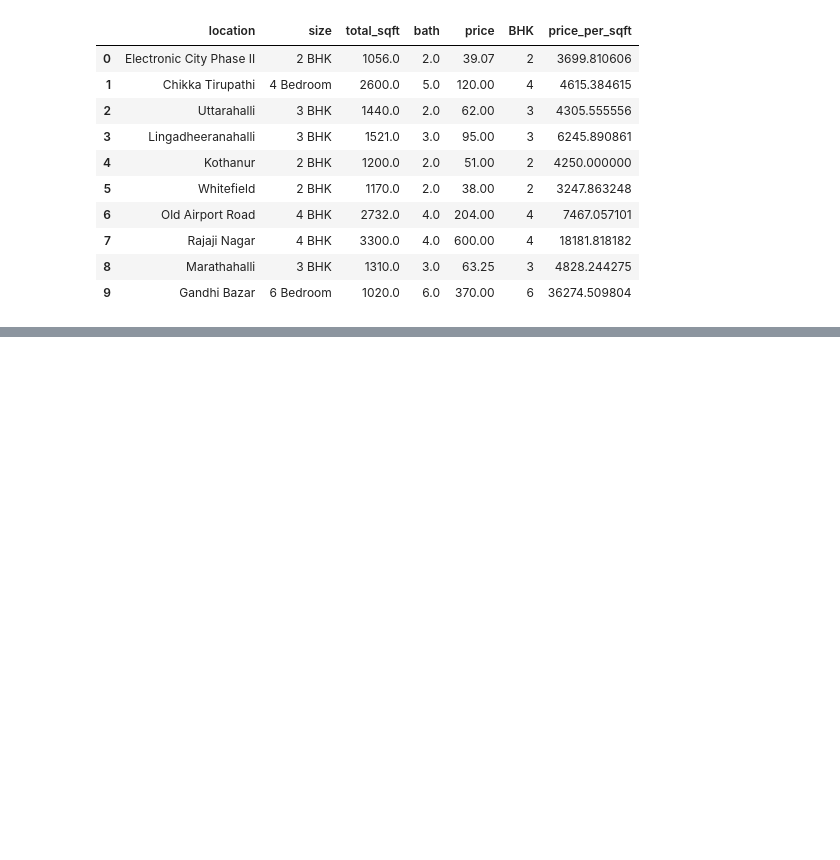
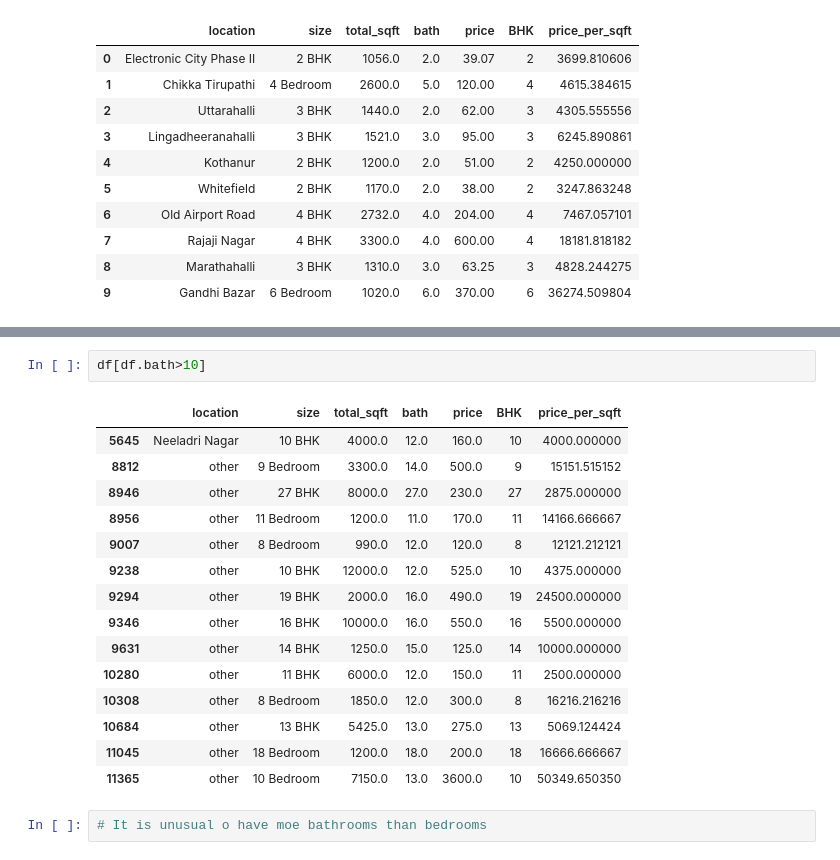
Before and after one commit to mkrishnavarun/Data_Analysis_Machine_Learning, a Jupyter notebook: projects/Bangalore_Housing_Price_Prediction.ipynb, the cells around one changed output, grey strips where cells are left out. Drawn from its saved outputs; the diff is of its cells as text; blank space fills up the shorter version.

```diff
--- a/projects/Bangalore_Housing_Price_Prediction.ipynb
+++ b/projects/Bangalore_Housing_Price_Prediction.ipynb
@@ -219,0 +361,20 @@ df.head(10)
+# %%
+df[df.bath>10]
+# %% [output]
+|  | location | size | total_sqft | bath | price | BHK | price_per_sqft |
+| 5645 | Neeladri Nagar | 10 BHK | 4000.0 | 12.0 | 160.0 | 10 | 4000.000000 |
+| 8812 | other | 9 Bedroom | 3300.0 | 14.0 | 500.0 | 9 | 15151.515152 |
+| 8946 | other | 27 BHK | 8000.0 | 27.0 | 230.0 | 27 | 2875.000000 |
+| 8956 | other | 11 Bedroom | 1200.0 | 11.0 | 170.0 | 11 | 14166.666667 |
+| 9007 | other | 8 Bedroom | 990.0 | 12.0 | 120.0 | 8 | 12121.212121 |
+| 9238 | other | 10 BHK | 12000.0 | 12.0 | 525.0 | 10 | 4375.000000 |
+| 9294 | other | 19 BHK | 2000.0 | 16.0 | 490.0 | 19 | 24500.000000 |
+| 9346 | other | 16 BHK | 10000.0 | 16.0 | 550.0 | 16 | 5500.000000 |
+| 9631 | other | 14 BHK | 1250.0 | 15.0 | 125.0 | 14 | 10000.000000 |
+| 10280 | other | 11 BHK | 6000.0 | 12.0 | 150.0 | 11 | 2500.000000 |
+| 10308 | other | 8 Bedroom | 1850.0 | 12.0 | 300.0 | 8 | 16216.216216 |
+| 10684 | other | 13 BHK | 5425.0 | 13.0 | 275.0 | 13 | 5069.124424 |
+| 11045 | other | 18 Bedroom | 1200.0 | 18.0 | 200.0 | 18 | 16666.666667 |
+| 11365 | other | 10 Bedroom | 7150.0 | 13.0 | 3600.0 | 10 | 50349.650350 |
+# %%
+# It is unusual o have moe bathrooms than bedrooms
```
Also changed, not shown: parts of 30 cells of this notebook.
